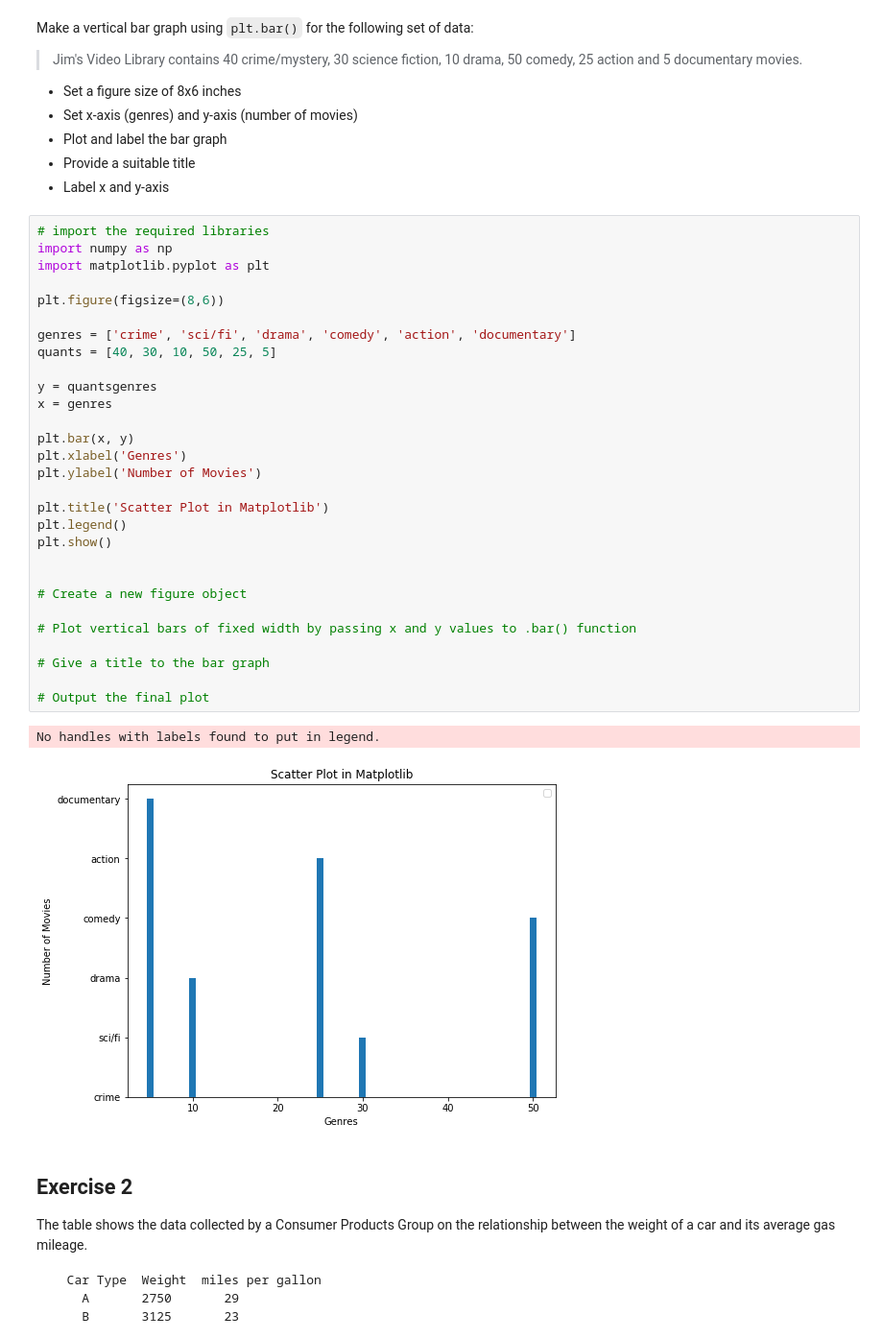
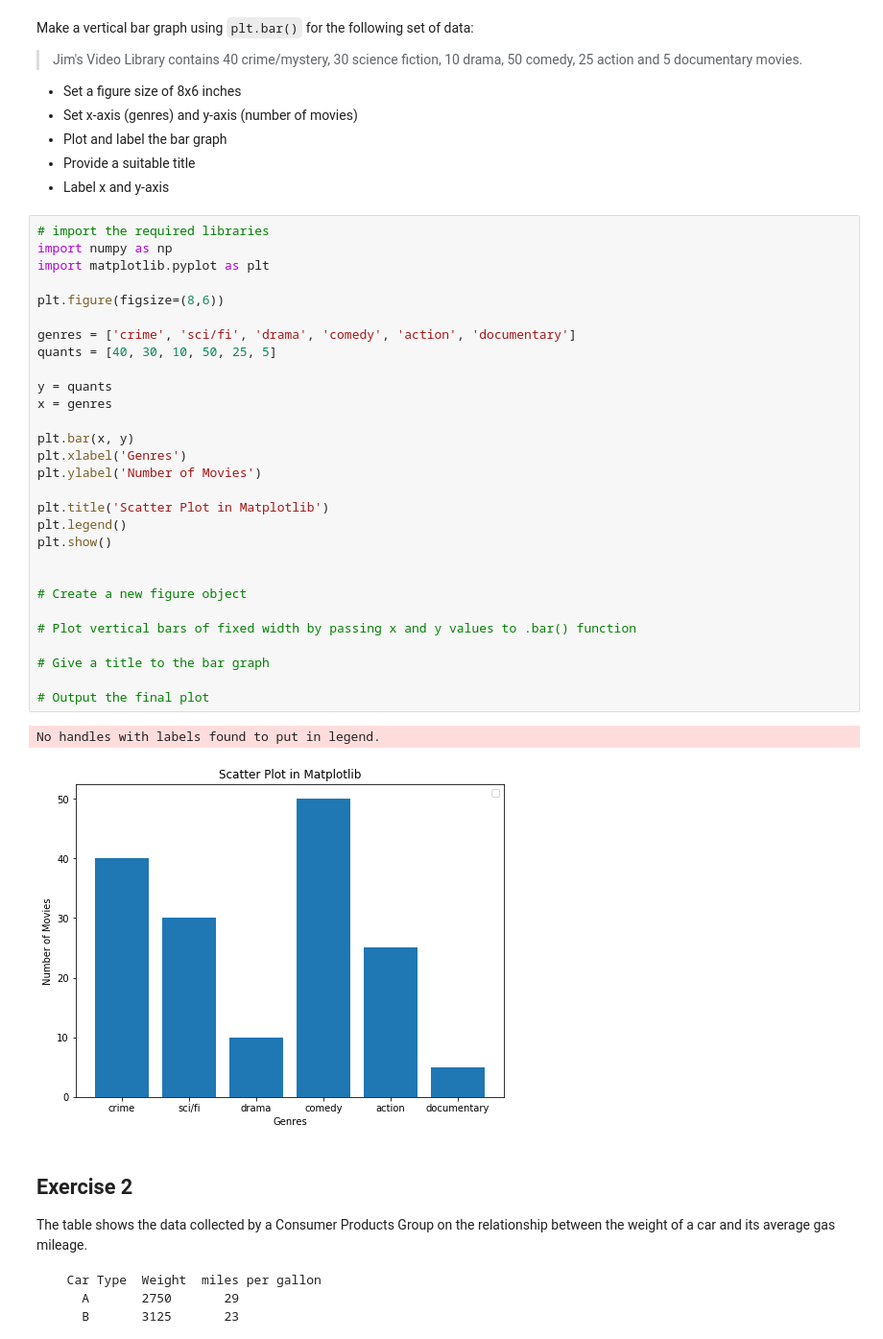
Before and after one commit to Frankafka/dsc-data-viz-lab-nyc-ds-021720, a Jupyter notebook: index.ipynb, the cells around one changed output. Shown at 96% size. Saved outputs shown, nothing was run; the diff lists cells and outputs as text.

```diff
--- a/index.ipynb
+++ b/index.ipynb
@@ -24,35 +24,35 @@ Make a vertical bar graph using `plt.bar()` for the following set of data:
 # %%
 # import the required libraries
 import numpy as np
 import matplotlib.pyplot as plt
 
 plt.figure(figsize=(8,6))
 
 genres = ['crime', 'sci/fi', 'drama', 'comedy', 'action', 'documentary']
 quants = [40, 30, 10, 50, 25, 5]
 
-y = quantsgenres
+y = quants
 x = genres
 
 plt.bar(x, y)
 plt.xlabel('Genres')
 plt.ylabel('Number of Movies')
 
 plt.title('Scatter Plot in Matplotlib')
 plt.legend()
 plt.show()
 
 
 # Create a new figure object
 
 # Plot vertical bars of fixed width by passing x and y values to .bar() function
 
 # Give a title to the bar graph
 
 # Output the final plot
 # %% [output]
 No handles with labels found to put in legend.
-[figure, old version]
+[figure, new version]
 # %% [markdown]
 ## Exercise 2
 
```
